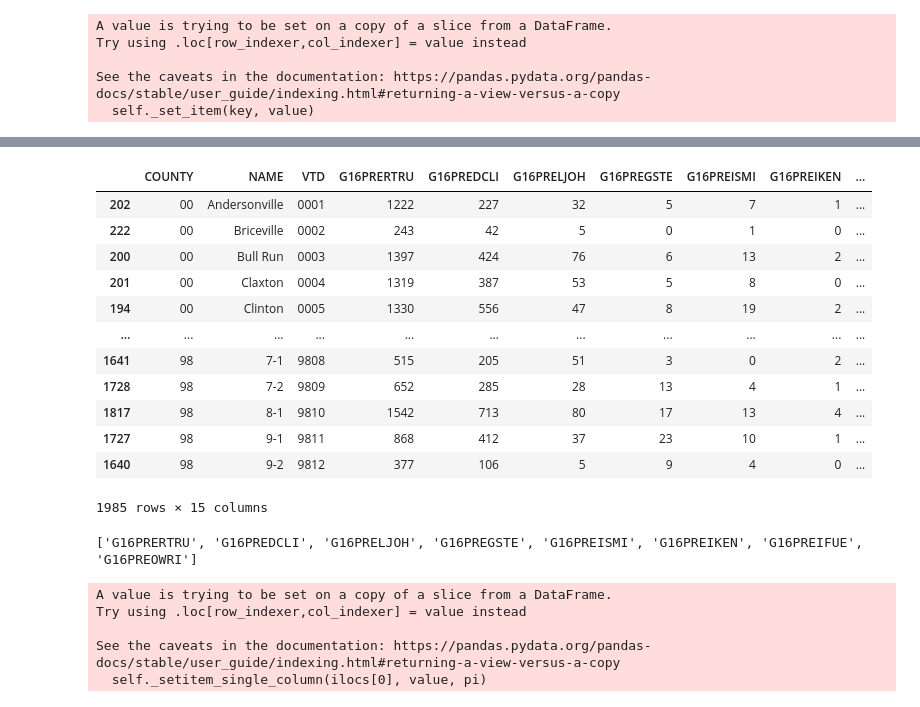
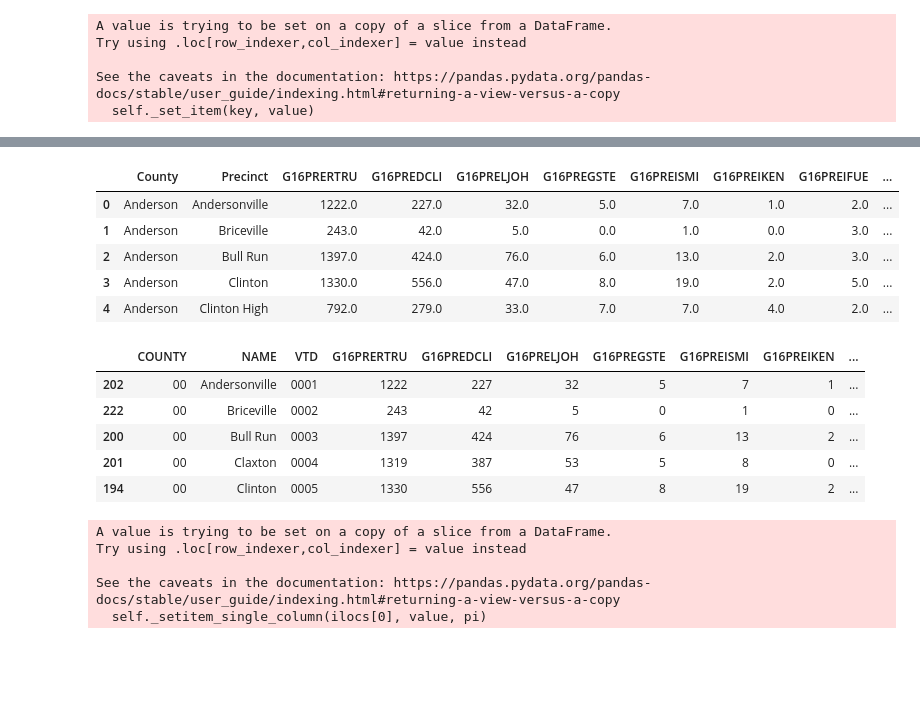
Before and after one commit to nonpartisan-redistricting-datahub/pdv-tn, a Jupyter notebook: vest-tn-2016/vest-tn-2016-validation.ipynb, the cells around one changed output, grey strips where cells are left out. Drawn from its saved outputs; the diff is of its cells as text; code cells hidden in the pictures; blank space fills up the shorter version.

```diff
--- a/vest-tn-2016/vest-tn-2016-validation.ipynb
+++ b/vest-tn-2016/vest-tn-2016-validation.ipynb
@@ -569,26 +428,24 @@ president_allocated
+# %%
+president_allocated.head()
+# %% [output]
+|  | County | Precinct | G16PRERTRU | G16PREDCLI | G16PRELJOH | G16PREGSTE | G16PREISMI | G16PREIKEN | G16PREIFUE | ... |
+| 0 | Anderson | Andersonville | 1222.0 | 227.0 | 32.0 | 5.0 | 7.0 | 1.0 | 2.0 | ... |
+| 1 | Anderson | Briceville | 243.0 | 42.0 | 5.0 | 0.0 | 1.0 | 0.0 | 3.0 | ... |
+| 2 | Anderson | Bull Run | 1397.0 | 424.0 | 76.0 | 6.0 | 13.0 | 2.0 | 3.0 | ... |
+| 3 | Anderson | Clinton | 1330.0 | 556.0 | 47.0 | 8.0 | 19.0 | 2.0 | 5.0 | ... |
+| 4 | Anderson | Clinton High | 792.0 | 279.0 | 33.0 | 7.0 | 7.0 | 4.0 | 2.0 | ... |
 # %%
 vest_shp["unique_ID"] = vest_shp["COUNTY_NAME"]+"-"+vest_shp["NAME"]
 vest_shp = vest_shp.sort_values(by="unique_ID")
 # %%
-vest_shp
+vest_shp.head()
 # %% [output]
 |  | COUNTY | NAME | VTD | G16PRERTRU | G16PREDCLI | G16PRELJOH | G16PREGSTE | G16PREISMI | G16PREIKEN | ... |
 | 202 | 00 | Andersonville | 0001 | 1222 | 227 | 32 | 5 | 7 | 1 | ... |
 | 222 | 00 | Briceville | 0002 | 243 | 42 | 5 | 0 | 1 | 0 | ... |
 | 200 | 00 | Bull Run | 0003 | 1397 | 424 | 76 | 6 | 13 | 2 | ... |
 | 201 | 00 | Claxton | 0004 | 1319 | 387 | 53 | 5 | 8 | 0 | ... |
 | 194 | 00 | Clinton | 0005 | 1330 | 556 | 47 | 8 | 19 | 2 | ... |
-| ... | ... | ... | ... | ... | ... | ... | ... | ... | ... | ... |
-| 1641 | 98 | 7-1 | 9808 | 515 | 205 | 51 | 3 | 0 | 2 | ... |
-| 1728 | 98 | 7-2 | 9809 | 652 | 285 | 28 | 13 | 4 | 1 | ... |
-| 1817 | 98 | 8-1 | 9810 | 1542 | 713 | 80 | 17 | 13 | 4 | ... |
-| 1727 | 98 | 9-1 | 9811 | 868 | 412 | 37 | 23 | 10 | 1 | ... |
-| 1640 | 98 | 9-2 | 9812 | 377 | 106 | 5 | 9 | 4 | 0 | ... |
-1985 rows × 15 columns
-# %%
-print(data_columns)
-# %% [output]
-['G16PRERTRU', 'G16PREDCLI', 'G16PRELJOH', 'G16PREGSTE', 'G16PREISMI', 'G16PREIKEN', 'G16PREIFUE', 'G16PREOWRI']
 # %%
 #From looking at the precincts, we noticed that VEST merges the 2 West Chester precincts with one another, as well as the 2 East Chester precincts
 # %%
```
Also changed, not shown: parts of 15 cells of this notebook, 5 other files.
